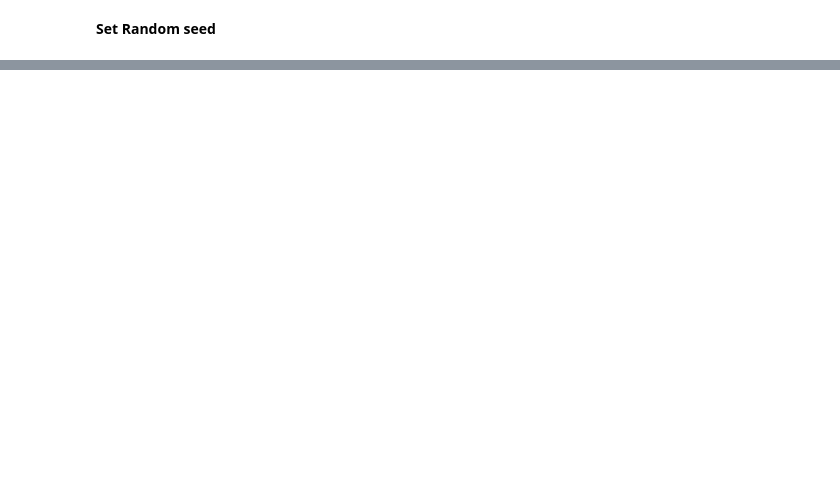
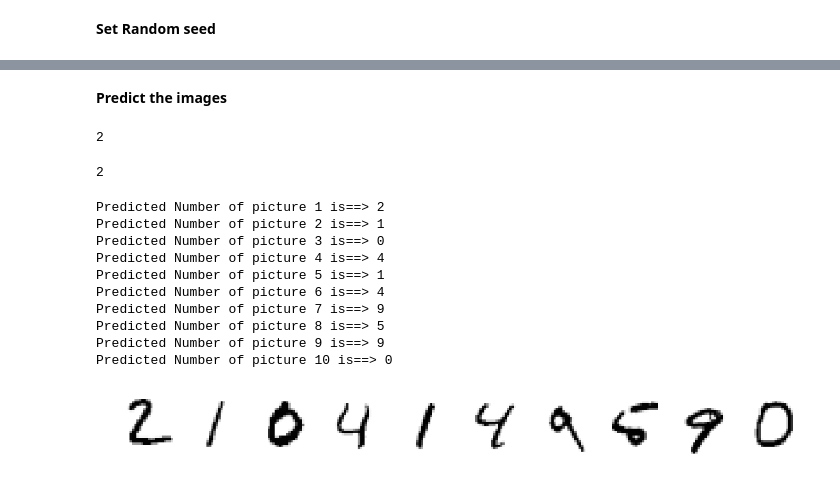
Before and after one commit to sayakgis/CSS, a Jupyter notebook: MNIST_CNN.ipynb, the cells around one changed output, grey strips where cells are left out. Cells and saved outputs as stored; diff of their text form; code cells hidden in the pictures; blank space fills up the shorter version.

Commit message:
Hand written digit detection model using Deep Learning

```diff
--- a/MNIST_CNN.ipynb
+++ b/MNIST_CNN.ipynb
@@ -97,0 +141,2 @@ from tensorflow.keras.layers import MaxPool1D, Conv2D,Dense,Dropout,Reshape,Flat
+# %%
+model.compile(optimizer='adam',loss='categorical_crossentropy',metrics=['accuracy'])
@@ -97,0 +145,2 @@ from tensorflow.keras.layers import MaxPool1D, Conv2D,Dense,Dropout,Reshape,Flat
+# %%
+checkpoint=ModelCheckpoint('mnist_keras_cnn-v1',monitor='val_acc',verbose=1,save_best_only=True,mode='max')
@@ -97,0 +149,2 @@ from tensorflow.keras.layers import MaxPool1D, Conv2D,Dense,Dropout,Reshape,Flat
+# %%
+model.fit(x=trainX,y=trainY,batch_size=100,epochs=30,validation_data=[testX,testY],callbacks=[checkpoint,TensorBoard(log_dir='')])
@@ -97,0 +170,33 @@ from tensorflow.keras.layers import MaxPool1D, Conv2D,Dense,Dropout,Reshape,Flat
+# %% [markdown]
+**Predict the images**
+# %%
+y_pred=model.predict(testX)
+# %%
+np.argmax(y_pred[1])
+# %% [output]
+2
+# %%
+np.argmax(testY[1])
+# %% [output]
+2
+# %%
+plt.figure(figsize=(20,10))
+plt.subplots_adjust(hspace=0.1,wspace=0.1)
+
+for i in range(1,11):
+  plt.subplot(1,10,i)
+  print('Predicted Number of picture',i,'is==>',np.argmax(y_pred[i]))
+  plt.imshow(np.reshape(testX[i],(28,28)))
+  plt.axis('off')
+# %% [output]
+Predicted Number of picture 1 is==> 2
+Predicted Number of picture 2 is==> 1
+Predicted Number of picture 3 is==> 0
+Predicted Number of picture 4 is==> 4
+Predicted Number of picture 5 is==> 1
+Predicted Number of picture 6 is==> 4
+Predicted Number of picture 7 is==> 9
+Predicted Number of picture 8 is==> 5
+Predicted Number of picture 9 is==> 9
+Predicted Number of picture 10 is==> 0
+[figure, added]
```
Also changed, not shown: parts of 28 cells of this notebook.
